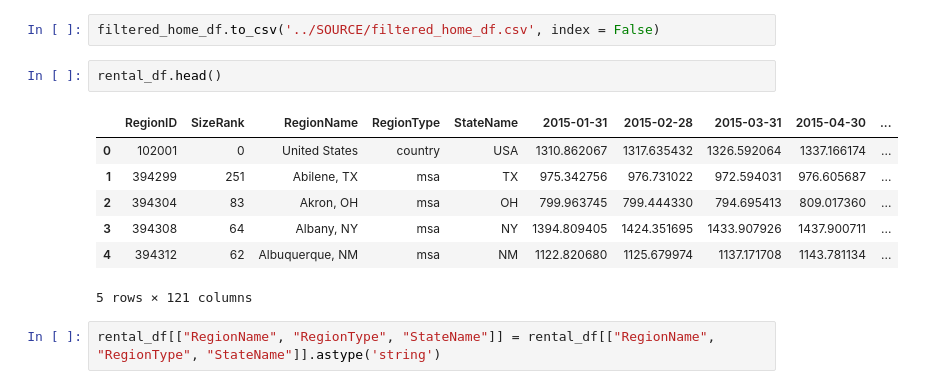
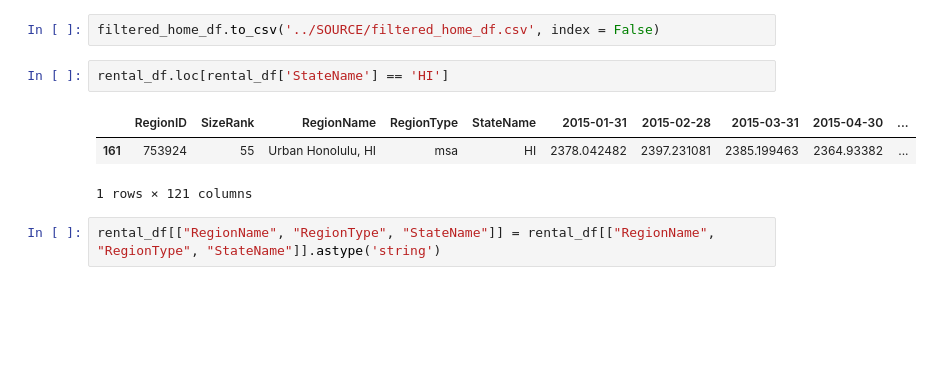
Before and after one commit to elgnol/RealEstate_Project_3, a Jupyter notebook: Analysis/Data_analysis_tatyana.ipynb, the cells around one changed output. Cells and saved outputs as stored; diff of their text form; blank space fills up the shorter version.

```diff
--- a/Analysis/Data_analysis_tatyana.ipynb
+++ b/Analysis/Data_analysis_tatyana.ipynb
@@ -706,15 +711,11 @@ Length: 122, dtype: object
 # %%
 filtered_home_df.to_csv('../SOURCE/filtered_home_df.csv', index = False)
 # %%
-rental_df.head()
+rental_df.loc[rental_df['StateName'] == 'HI']
 # %% [output]
 |  | RegionID | SizeRank | RegionName | RegionType | StateName | 2015-01-31 | 2015-02-28 | 2015-03-31 | 2015-04-30 | ... |
-| 0 | 102001 | 0 | United States | country | USA | 1310.862067 | 1317.635432 | 1326.592064 | 1337.166174 | ... |
-| 1 | 394299 | 251 | Abilene, TX | msa | TX | 975.342756 | 976.731022 | 972.594031 | 976.605687 | ... |
-| 2 | 394304 | 83 | Akron, OH | msa | OH | 799.963745 | 799.444330 | 794.695413 | 809.017360 | ... |
-| 3 | 394308 | 64 | Albany, NY | msa | NY | 1394.809405 | 1424.351695 | 1433.907926 | 1437.900711 | ... |
-| 4 | 394312 | 62 | Albuquerque, NM | msa | NM | 1122.820680 | 1125.679974 | 1137.171708 | 1143.781134 | ... |
+| 161 | 753924 | 55 | Urban Honolulu, HI | msa | HI | 2378.042482 | 2397.231081 | 2385.199463 | 2364.93382 | ... |
-5 rows × 121 columns
+1 rows × 121 columns
 # %%
 rental_df[["RegionName", "RegionType", "StateName"]] = rental_df[["RegionName", "RegionType", "StateName"]].astype('string')
 # %%
```
Also changed, not shown: parts of 11 cells of this notebook, 8 other files.
